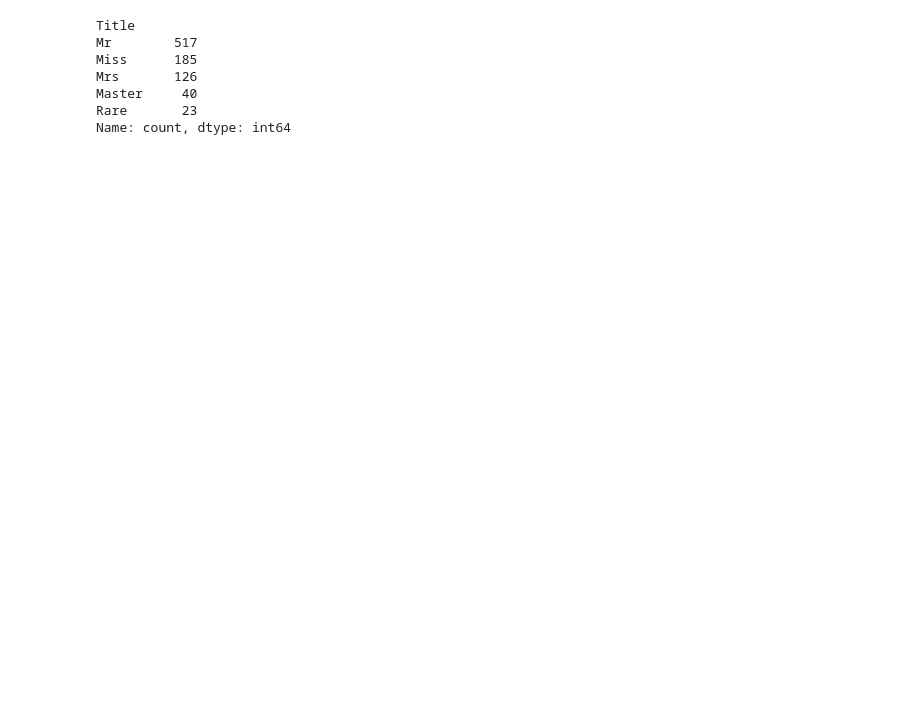
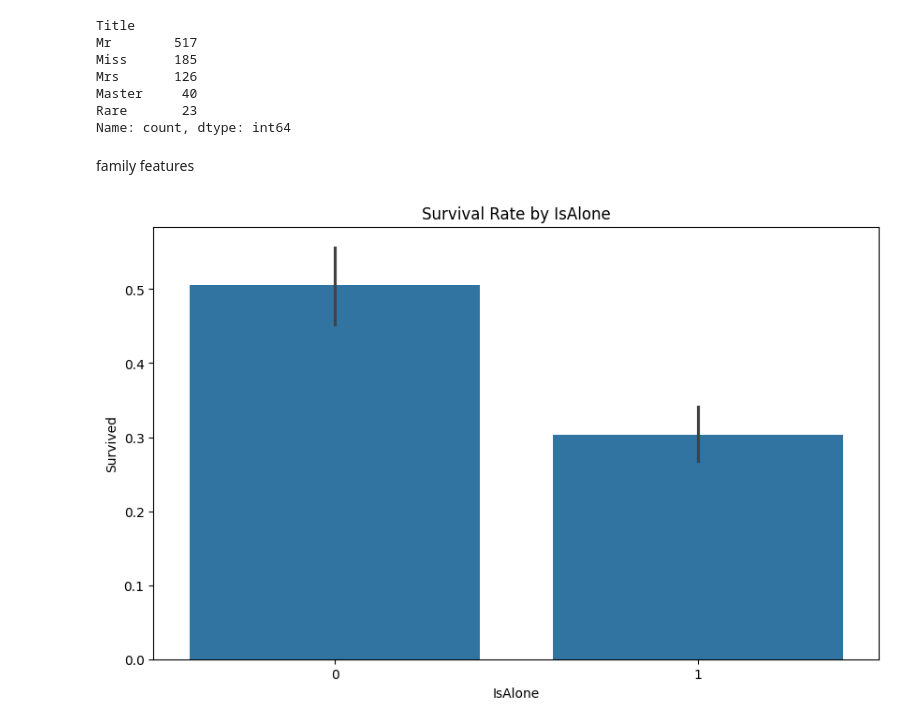
Before and after one commit to shovo896/Titanic_survival_prediction, a Jupyter notebook: survival_pred_catboost.ipynb, the cells around one changed output. Saved outputs shown, nothing was run; the diff lists cells and outputs as text; code cells hidden in the pictures; blank space fills up the shorter version.

```diff
--- a/survival_pred_catboost.ipynb
+++ b/survival_pred_catboost.ipynb
@@ -76,3 +76,14 @@ Mrs       126
 Master     40
 Rare       23
 Name: count, dtype: int64
+# %% [markdown]
+family features
+# %%
+df['FamilySize']=df['SibSp']+df['Parch']+1
+df['IsAlone']=df['FamilySize'].apply(lambda x: 1 if x==1 else 0)
+plt.figure(figsize=(10,6))
+sns.barplot(x='IsAlone',y='Survived',data=df)
+plt.title('Survival Rate by IsAlone')
+plt.show()
+# %% [output]
+[figure, added]
```
